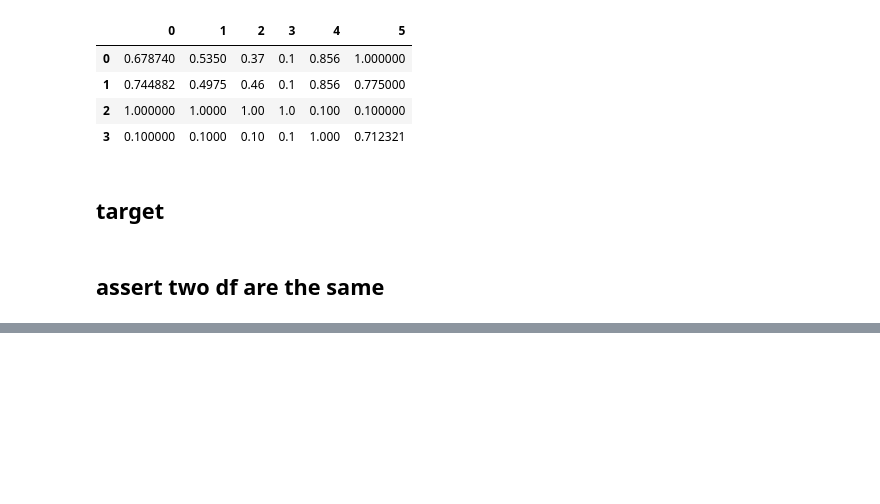
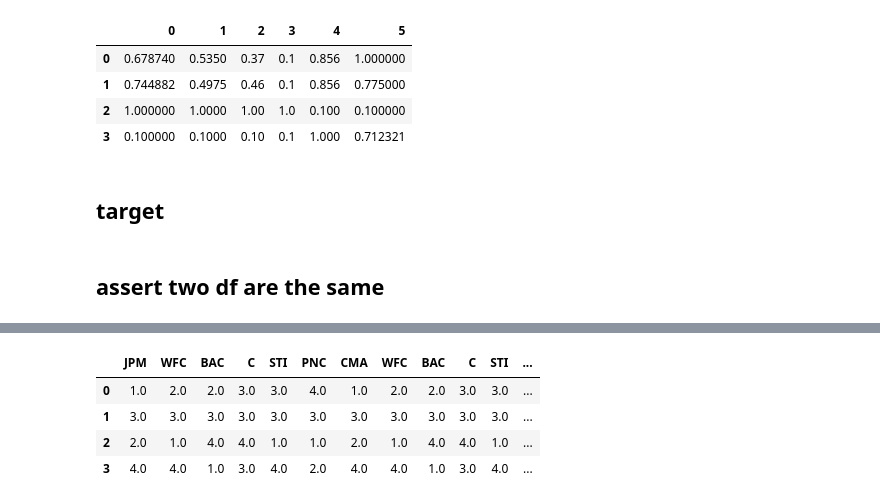
Before and after one commit to wetransform-os/ProMCDA, a Jupyter notebook: testing_various_functionalities.ipynb, the cells around one changed output, grey strips where cells are left out. Cells and saved outputs as stored; diff of their text form; code cells hidden in the pictures; blank space fills up the shorter version.

```diff
--- a/testing_various_functionalities.ipynb
+++ b/testing_various_functionalities.ipynb
@@ -427,0 +456,11 @@ dtype: float64
+# %%
+test_df_max_rank = test_df.rank(method='max')
+test_df_pct_rank = test_df.rank(pct=True)
+# %%
+test_df_max_rank
+# %% [output]
+|  | JPM | WFC | BAC | C | STI | PNC | CMA | WFC | BAC | C | STI | ... |
+| 0 | 1.0 | 2.0 | 2.0 | 3.0 | 3.0 | 4.0 | 1.0 | 2.0 | 2.0 | 3.0 | 3.0 | ... |
+| 1 | 3.0 | 3.0 | 3.0 | 3.0 | 3.0 | 3.0 | 3.0 | 3.0 | 3.0 | 3.0 | 3.0 | ... |
+| 2 | 2.0 | 1.0 | 4.0 | 4.0 | 1.0 | 1.0 | 2.0 | 1.0 | 4.0 | 4.0 | 1.0 | ... |
+| 3 | 4.0 | 4.0 | 1.0 | 3.0 | 4.0 | 2.0 | 4.0 | 4.0 | 1.0 | 3.0 | 4.0 | ... |
```
Also changed, not shown: parts of 94 cells of this notebook, 10 other files.
